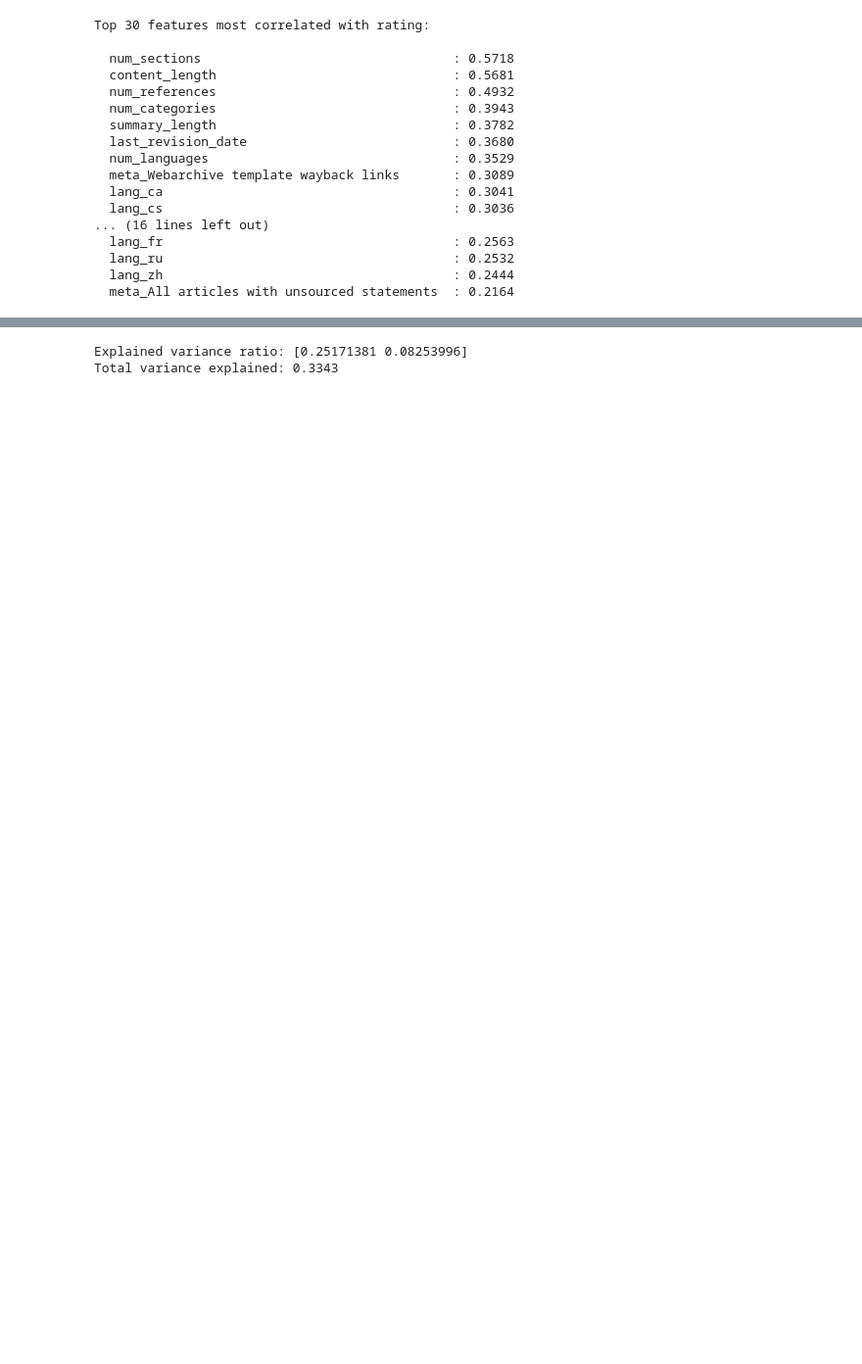
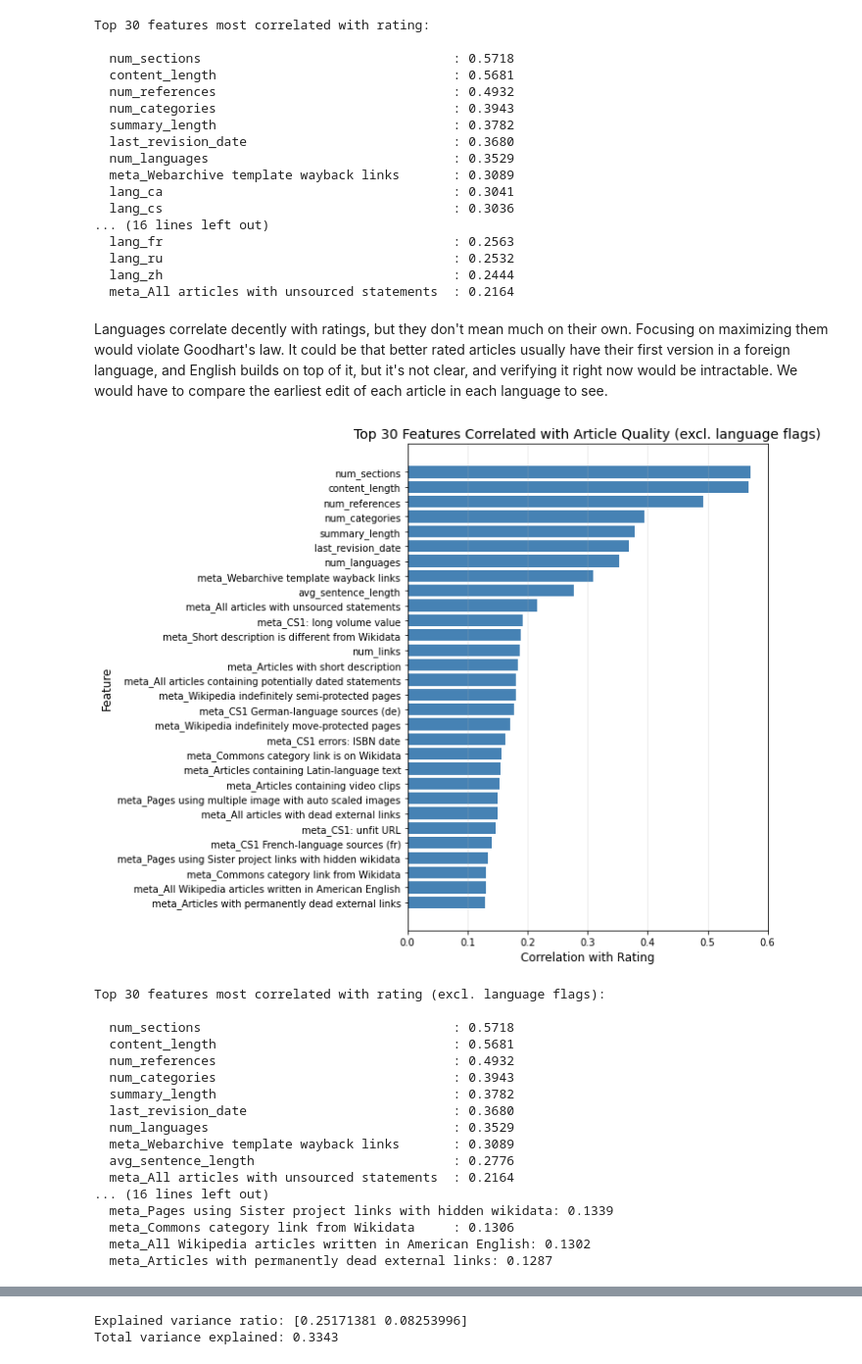
Before and after one commit to lucascampa/wikipedia-article-quality-ml, a Jupyter notebook: notebooks/Supervised and Unsupervised Learning.ipynb, the cells around one changed output, grey strips where cells are left out. Shown at 98% size. Cells and saved outputs as stored; diff of their text form; code cells hidden in the pictures; blank space fills up the shorter version.

Commit message:
Investigating non-language features

```diff
--- a/notebooks/Supervised and Unsupervised Learning.ipynb
+++ b/notebooks/Supervised and Unsupervised Learning.ipynb
@@ -884,3 +884,45 @@ Top 30 features most correlated with rating:
   lang_ru                                      : 0.2532
   lang_zh                                      : 0.2444
   meta_All articles with unsourced statements  : 0.2164
+# %% [markdown]
+Languages correlate decently with ratings, but they don't mean much on their own. Focusing on maximizing them would violate Goodhart's law. It could be that better rated articles usually have their first version in a foreign language, and English builds on top of it, but it's not clear, and verifying it right now would be intractable. We would have to compare the earliest edit of each article in each language to see.
+# %%
+feature_cols_no_lang = [col for col in feature_cols if not col.startswith('lang_')]
+
+correlations_no_lang = wiki_clustered[feature_cols_no_lang].corrwith(wiki_clustered['rating_numeric']).sort_values(ascending=False)
+
+top_30_no_lang = correlations_no_lang.head(30)
+
+plt.figure(figsize=(10, 8))
+plt.barh(range(len(top_30_no_lang)), top_30_no_lang.values, color='steelblue')
+plt.yticks(range(len(top_30_no_lang)), top_30_no_lang.index)
+plt.xlabel('Correlation with Rating', fontsize=12)
+plt.ylabel('Feature', fontsize=12)
+plt.title('Top 30 Features Correlated with Article Quality (excl. language flags)', fontsize=14)
+plt.grid(True, alpha=0.3, axis='x')
+plt.gca().invert_yaxis()
+plt.tight_layout()
+plt.show()
+
+print("\nTop 30 features most correlated with rating (excl. language flags):\n")
+for feature, corr in top_30_no_lang.items():
+    print(f"  {feature:45s}: {corr:.4f}")
+# %% [output]
+[figure, added]
+Top 30 features most correlated with rating (excl. language flags):
+
+  num_sections                                 : 0.5718
+  content_length                               : 0.5681
+  num_references                               : 0.4932
+  num_categories                               : 0.3943
+  summary_length                               : 0.3782
+  last_revision_date                           : 0.3680
+  num_languages                                : 0.3529
+  meta_Webarchive template wayback links       : 0.3089
+  avg_sentence_length                          : 0.2776
+  meta_All articles with unsourced statements  : 0.2164
+... (16 lines left out)
+  meta_Pages using Sister project links with hidden wikidata: 0.1339
+  meta_Commons category link from Wikidata     : 0.1306
+  meta_All Wikipedia articles written in American English: 0.1302
+  meta_Articles with permanently dead external links: 0.1287
```
Also changed, not shown: parts of 6 cells of this notebook.
